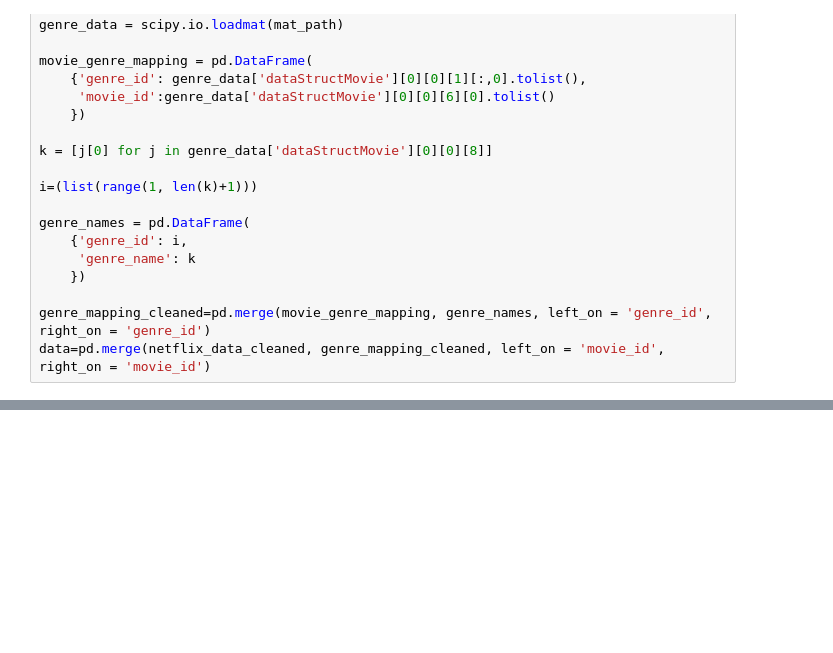
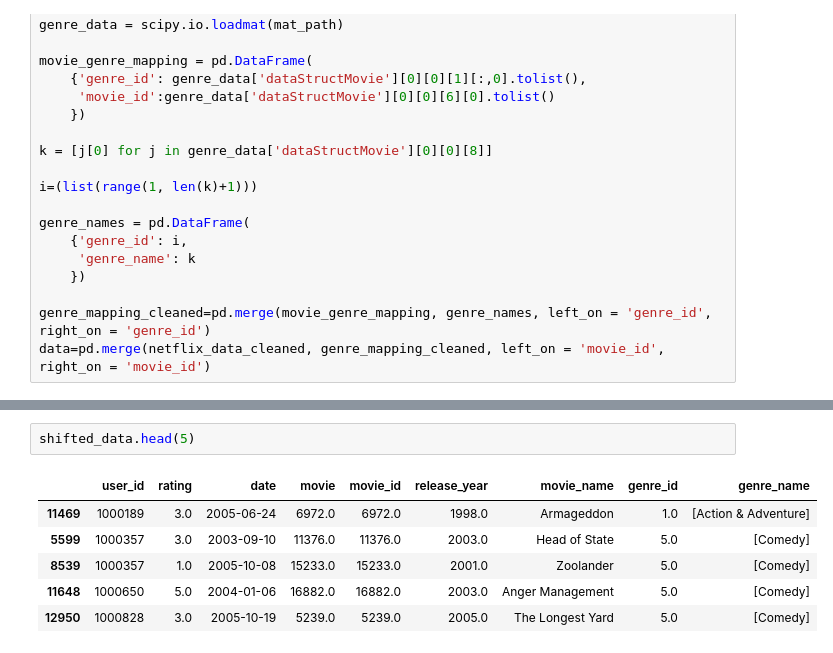
Before and after one commit to zfx0726/aa228_final_project, a Jupyter notebook: final_data_processing.ipynb, the cells around one changed output, grey strips where cells are left out. Saved outputs shown, nothing was run; the diff lists cells and outputs as text; blank space fills up the shorter version.

```diff
--- a/final_data_processing.ipynb
+++ b/final_data_processing.ipynb
@@ -146,0 +147,9 @@ data.tail(100)
+# %%
+shifted_data.head(5)
+# %% [output]
+|  | user_id | rating | date | movie | movie_id | release_year | movie_name | genre_id | genre_name |
+| 11469 | 1000189 | 3.0 | 2005-06-24 | 6972.0 | 6972.0 | 1998.0 | Armageddon | 1.0 | [Action & Adventure] |
+| 5599 | 1000357 | 3.0 | 2003-09-10 | 11376.0 | 11376.0 | 2003.0 | Head of State | 5.0 | [Comedy] |
+| 8539 | 1000357 | 1.0 | 2005-10-08 | 15233.0 | 15233.0 | 2001.0 | Zoolander | 5.0 | [Comedy] |
+| 11648 | 1000650 | 5.0 | 2004-01-06 | 16882.0 | 16882.0 | 2003.0 | Anger Management | 5.0 | [Comedy] |
+| 12950 | 1000828 | 3.0 | 2005-10-19 | 5239.0 | 5239.0 | 2005.0 | The Longest Yard | 5.0 | [Comedy] |
```
Also changed, not shown: parts of 15 cells of this notebook.
